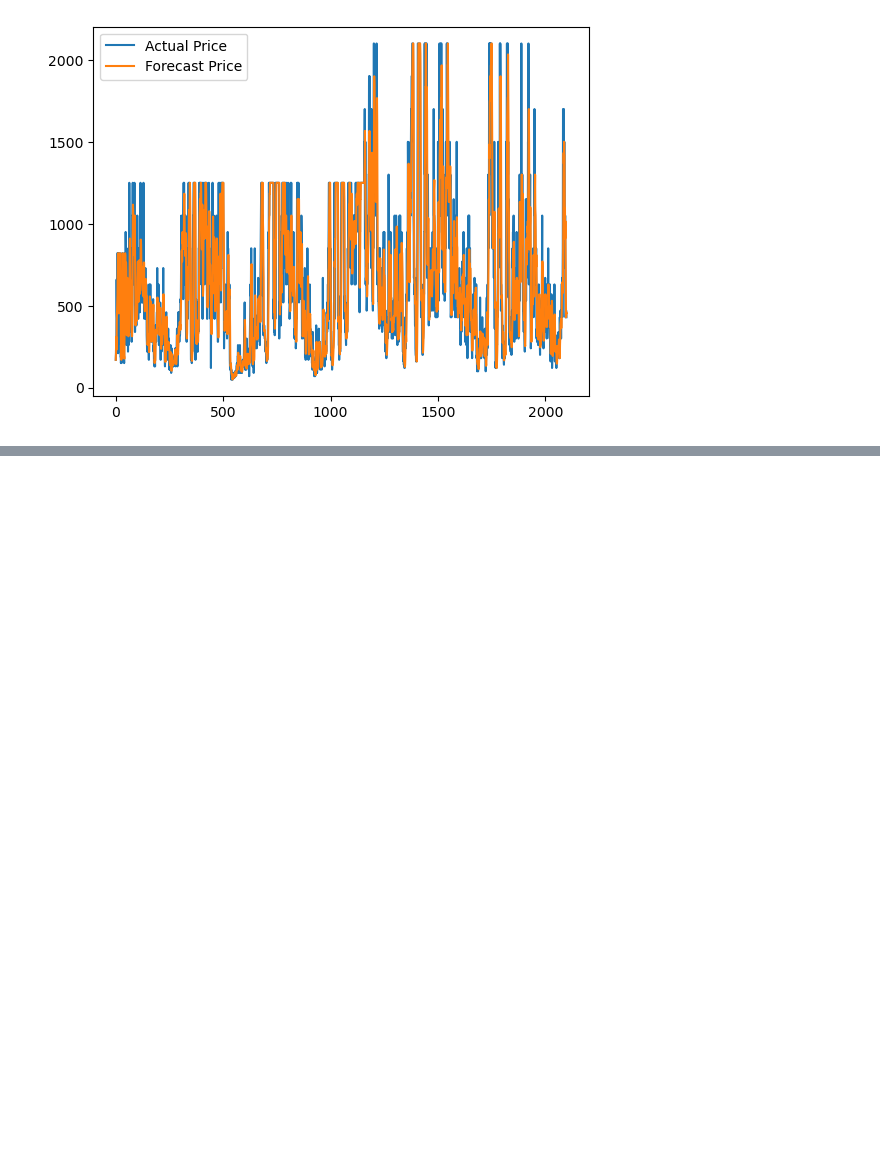
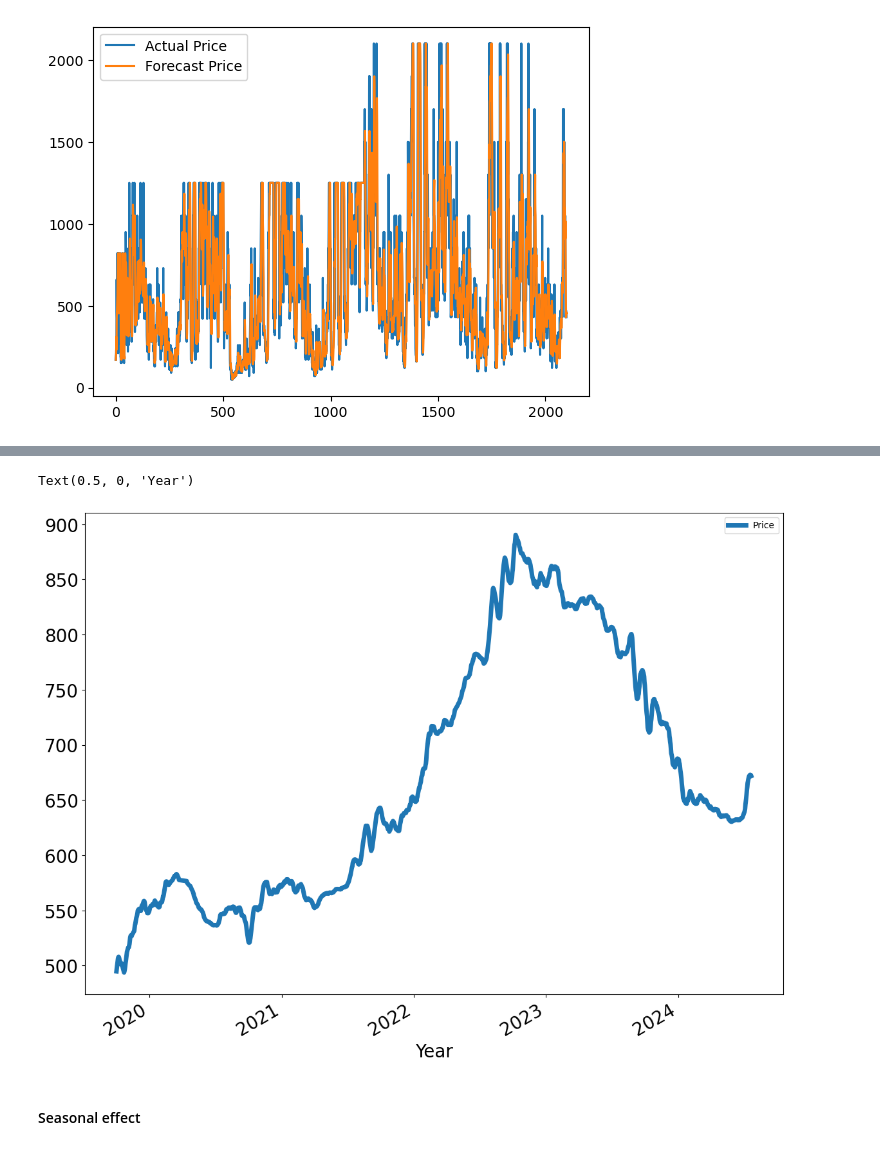
Before and after one commit to Nishaldevadiga/Data-Science, a Jupyter notebook: Mallige-TimeSeries.ipynb, the cells around one changed output, grey strips where cells are left out. Drawn from its saved outputs; the diff is of its cells as text; code cells hidden in the pictures; blank space fills up the shorter version.

```diff
--- a/Mallige-TimeSeries.ipynb
+++ b/Mallige-TimeSeries.ipynb
@@ -325,0 +332,11 @@ plt.show()
+# %%
+
+p=df[['Price']]
+# %%
+p.rolling(365).mean().plot(figsize=(14,11),linewidth=5,fontsize=20)
+plt.xlabel('Year',fontsize=20)
+# %% [output]
+Text(0.5, 0, 'Year')
+[figure, added]
+# %% [markdown]
+<h4>Seasonal effect</h4>
```
Also changed, not shown: parts of 10 cells of this notebook.
